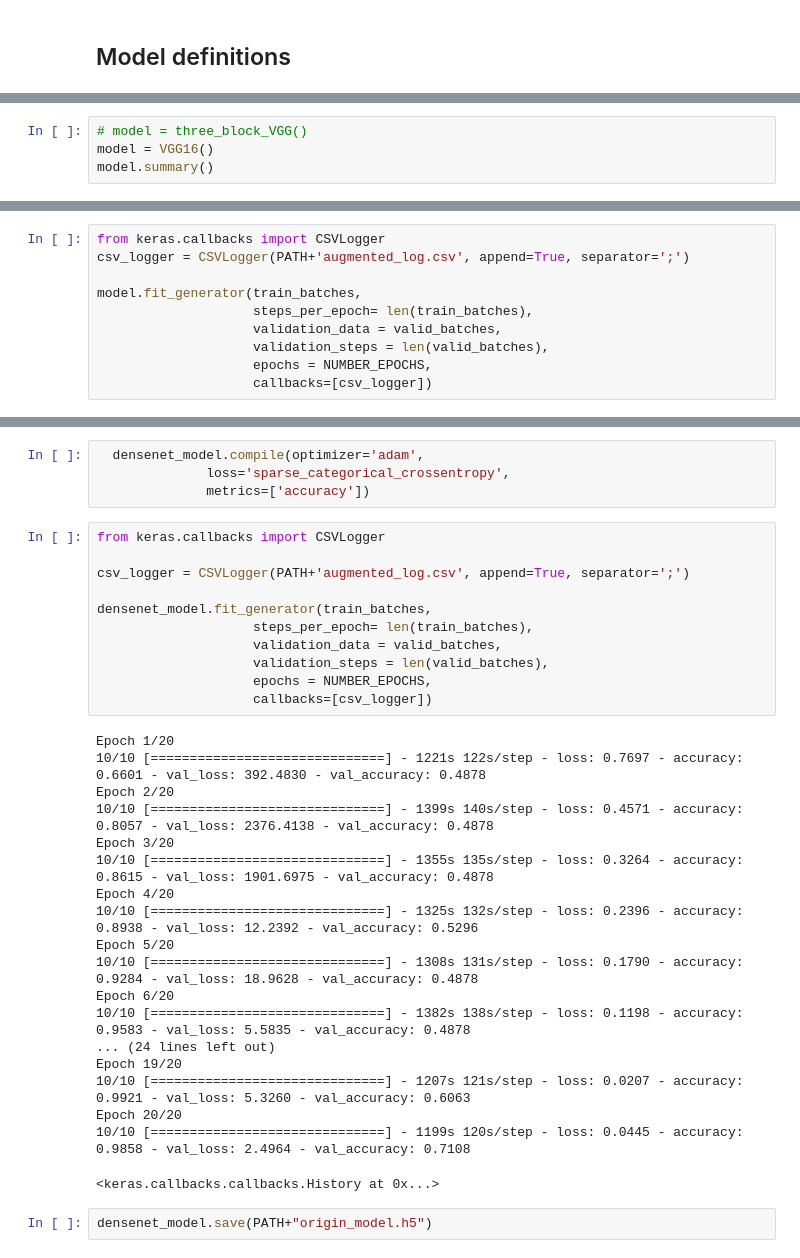
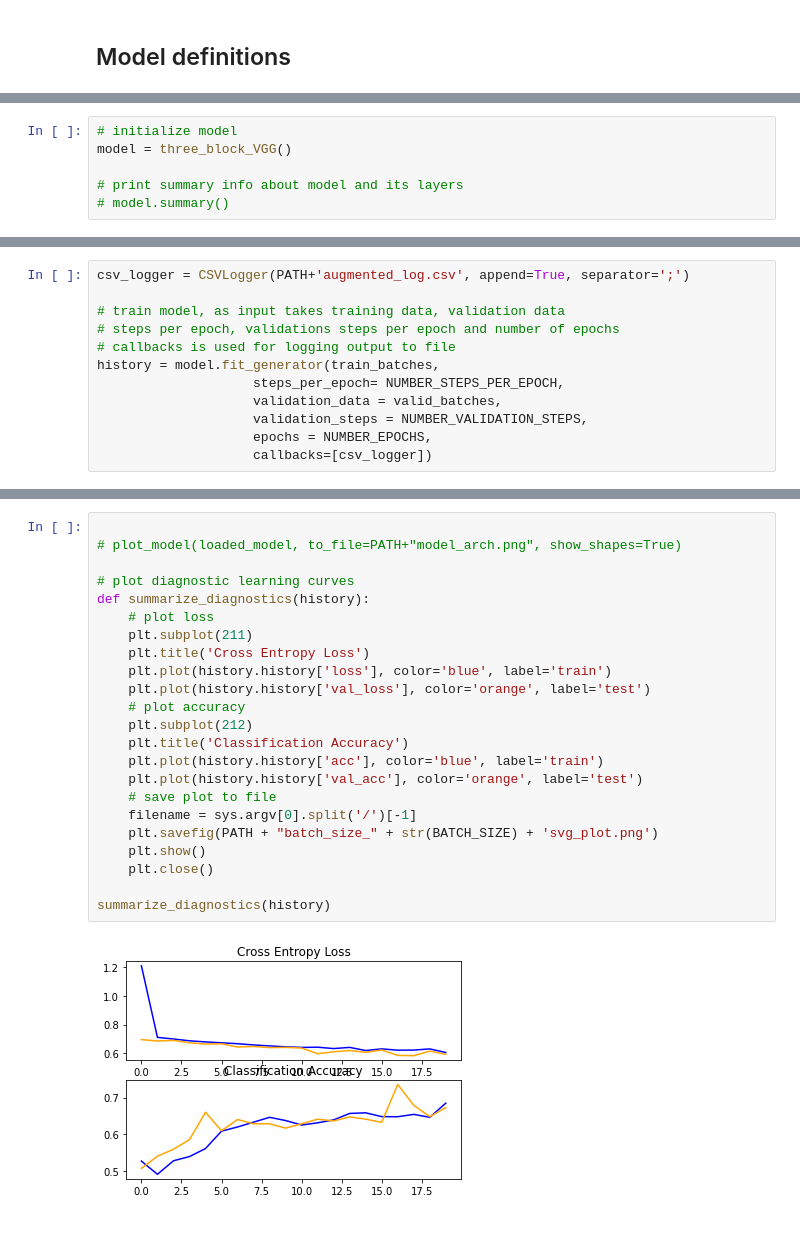
Before and after one commit to ondraperny/AI-playground, a Jupyter notebook: MURA_data.ipynb, the cells around one changed output, grey strips where cells are left out. Drawn from its saved outputs; the diff is of its cells as text; blank space fills up the shorter version.

Commit message:
Overall models update, code structure updated, comments updated

```diff
--- a/MURA_data.ipynb
+++ b/MURA_data.ipynb
@@ -332,7 +388,9 @@ NameError: ignored
 # %%
-# model = three_block_VGG()
-model = VGG16()
-model.summary()
+# initialize model
+model = three_block_VGG()
+
+# print summary info about model and its layers
+# model.summary()
 # %% [output]
 WARNING:tensorflow:From /usr/local/lib/python3.6/dist-packages/keras/backend/tensorflow_backend.py:66: The name tf.get_default_graph is deprecated. Please use tf.compat.v1.get_default_graph instead.
 
@@ -354,11 +410,13 @@ _________________________________________________________________
 # %%
-from keras.callbacks import CSVLogger
 csv_logger = CSVLogger(PATH+'augmented_log.csv', append=True, separator=';')
 
-model.fit_generator(train_batches,
-                    steps_per_epoch= len(train_batches),
+# train model, as input takes training data, validation data
+# steps per epoch, validations steps per epoch and number of epochs
+# callbacks is used for logging output to file
+history = model.fit_generator(train_batches,
+                    steps_per_epoch= NUMBER_STEPS_PER_EPOCH,
                     validation_data = valid_batches,
-                    validation_steps = len(valid_batches),
+                    validation_steps = NUMBER_VALIDATION_STEPS,
                     epochs = NUMBER_EPOCHS,
                     callbacks=[csv_logger])
 # %% [output]
@@ -494,36 +443,25 @@ ________________________________________________________________________________
-# %%
-  densenet_model.compile(optimizer='adam',
-              loss='sparse_categorical_crossentropy',
-              metrics=['accuracy'])
-# %%
-from keras.callbacks import CSVLogger
-
-csv_logger = CSVLogger(PATH+'augmented_log.csv', append=True, separator=';')
-
-densenet_model.fit_generator(train_batches,
-                    steps_per_epoch= len(train_batches),
-                    validation_data = valid_batches,
-                    validation_steps = len(valid_batches),
-                    epochs = NUMBER_EPOCHS,
-                    callbacks=[csv_logger])
-# %% [output]
-Epoch 1/20
-10/10 [==============================] - 1221s 122s/step - loss: 0.7697 - accuracy: 0.6601 - val_loss: 392.4830 - val_accuracy: 0.4878
-Epoch 2/20
-10/10 [==============================] - 1399s 140s/step - loss: 0.4571 - accuracy: 0.8057 - val_loss: 2376.4138 - val_accuracy: 0.4878
-Epoch 3/20
-10/10 [==============================] - 1355s 135s/step - loss: 0.3264 - accuracy: 0.8615 - val_loss: 1901.6975 - val_accuracy: 0.4878
-Epoch 4/20
-10/10 [==============================] - 1325s 132s/step - loss: 0.2396 - accuracy: 0.8938 - val_loss: 12.2392 - val_accuracy: 0.5296
-Epoch 5/20
-10/10 [==============================] - 1308s 131s/step - loss: 0.1790 - accuracy: 0.9284 - val_loss: 18.9628 - val_accuracy: 0.4878
-Epoch 6/20
-10/10 [==============================] - 1382s 138s/step - loss: 0.1198 - accuracy: 0.9583 - val_loss: 5.5835 - val_accuracy: 0.4878
-... (24 lines left out)
-Epoch 19/20
-10/10 [==============================] - 1207s 121s/step - loss: 0.0207 - accuracy: 0.9921 - val_loss: 5.3260 - val_accuracy: 0.6063
-Epoch 20/20
-10/10 [==============================] - 1199s 120s/step - loss: 0.0445 - accuracy: 0.9858 - val_loss: 2.4964 - val_accuracy: 0.7108
-<keras.callbacks.callbacks.History at 0x...>
-# %%
-densenet_model.save(PATH+"origin_model.h5")
+# %%
+
+# plot_model(loaded_model, to_file=PATH+"model_arch.png", show_shapes=True)
+
+# plot diagnostic learning curves
+def summarize_diagnostics(history):
+	# plot loss
+	plt.subplot(211)
+	plt.title('Cross Entropy Loss')
+	plt.plot(history.history['loss'], color='blue', label='train')
+	plt.plot(history.history['val_loss'], color='orange', label='test')
+	# plot accuracy
+	plt.subplot(212)
+	plt.title('Classification Accuracy')
+	plt.plot(history.history['acc'], color='blue', label='train')
+	plt.plot(history.history['val_acc'], color='orange', label='test')
+	# save plot to file
+	filename = sys.argv[0].split('/')[-1]
+	plt.savefig(PATH + "batch_size_" + str(BATCH_SIZE) + 'svg_plot.png')
+	plt.show()
+	plt.close()
+
+summarize_diagnostics(history)
+# %% [output]
+[figure, added]
```
Also changed, not shown: parts of 26 cells of this notebook.
